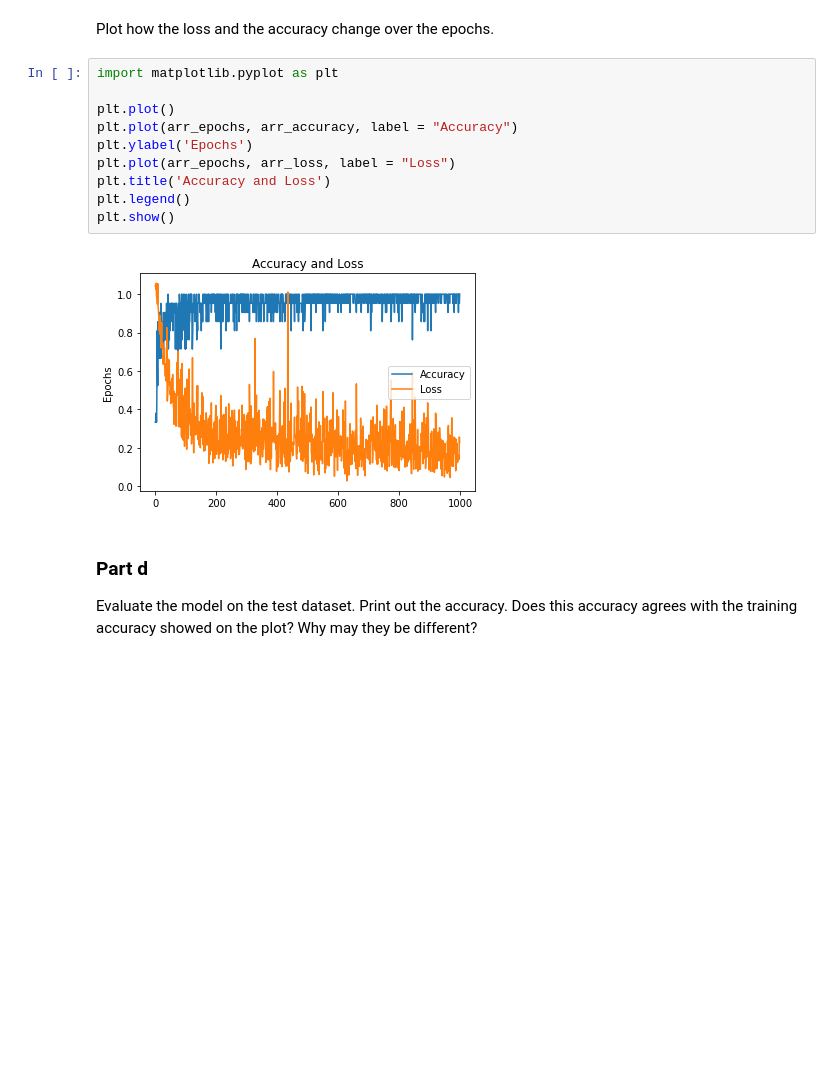
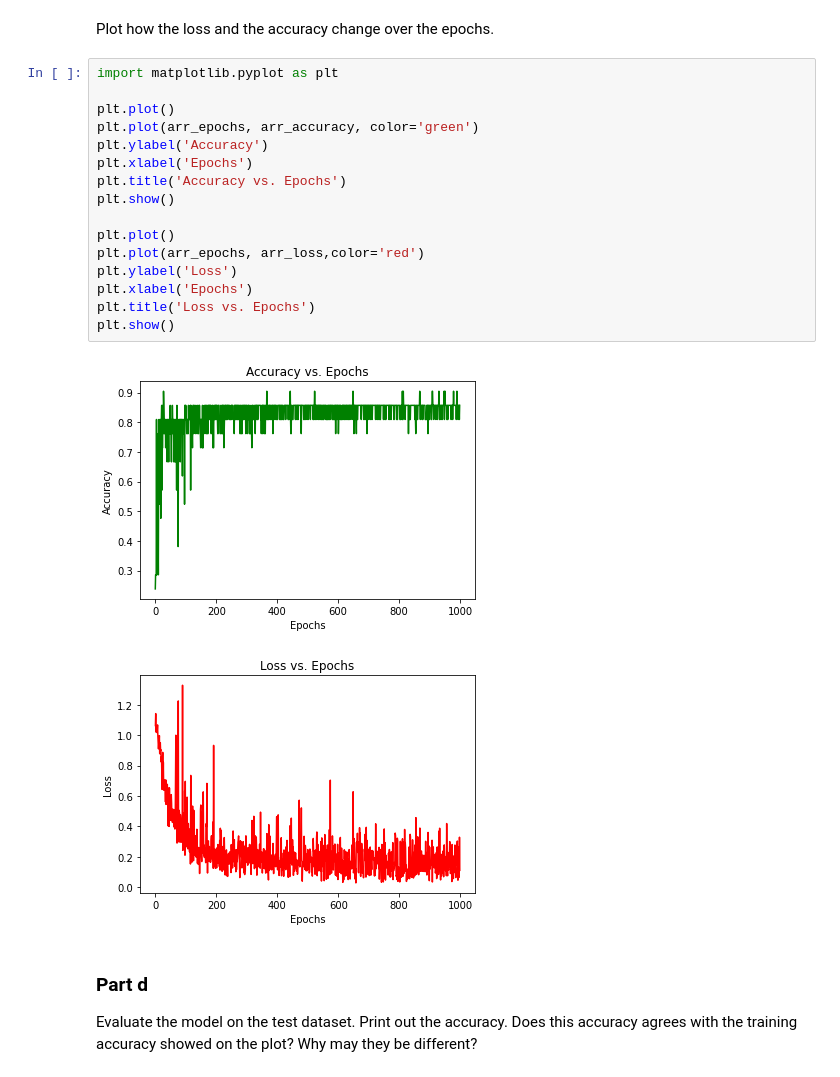
Before and after one commit to luhan68/CS190DD_HW, a Jupyter notebook: HW3 Files-20201129/HW3_Lu.ipynb, the cells around one changed output. Saved outputs shown, nothing was run; the diff lists cells and outputs as text; blank space fills up the shorter version.

```diff
--- a/HW3 Files-20201129/HW3_Lu.ipynb
+++ b/HW3 Files-20201129/HW3_Lu.ipynb
@@ -144,15 +144,22 @@ Plot how the loss and the accuracy change over the epochs.
 # %%
 import matplotlib.pyplot as plt
 
 plt.plot()
-plt.plot(arr_epochs, arr_accuracy, label = "Accuracy")
-plt.ylabel('Epochs')
-plt.plot(arr_epochs, arr_loss, label = "Loss")
-plt.title('Accuracy and Loss')
-plt.legend()
+plt.plot(arr_epochs, arr_accuracy, color='green')
+plt.ylabel('Accuracy')
+plt.xlabel('Epochs')
+plt.title('Accuracy vs. Epochs')
 plt.show()
+
+plt.plot()
+plt.plot(arr_epochs, arr_loss,color='red')
+plt.ylabel('Loss')
+plt.xlabel('Epochs')
+plt.title('Loss vs. Epochs')
+plt.show()
 # %% [output]
-[figure, old version]
+[figure, new version]
+[figure, added]
 # %% [markdown]
 ### Part d
 Evaluate the model on the test dataset. Print out the accuracy. Does this accuracy agrees with the training accuracy showed on the plot? Why may they be different?
```
Also changed, not shown: parts of 15 cells of this notebook.
